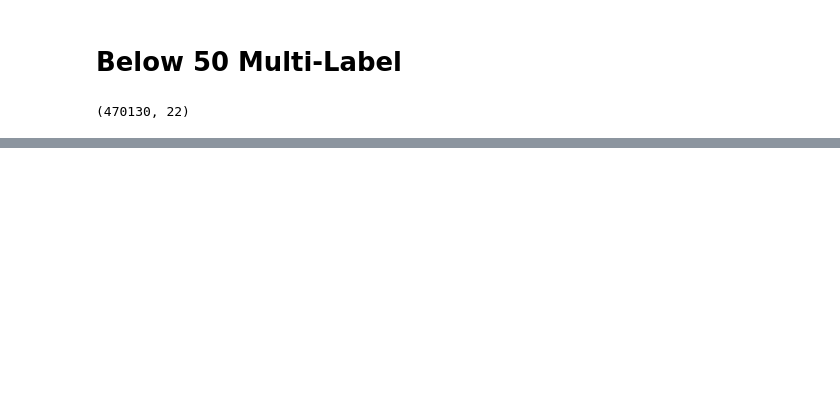
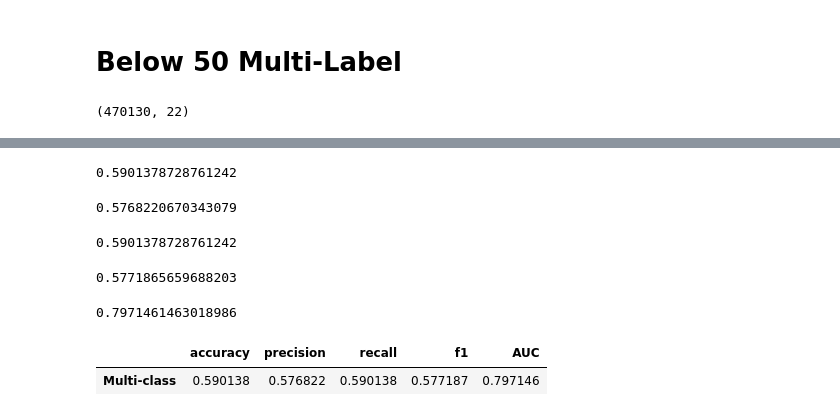
Before and after one commit to knlwgl/ds4400-proj-dpk, a Jupyter notebook: project-nn.ipynb, the cells around one changed output, grey strips where cells are left out. Cells and saved outputs as stored; diff of their text form; code cells hidden in the pictures; blank space fills up the shorter version.

Commit message:
Added multi-class ff-nn

```diff
--- a/project-nn.ipynb
+++ b/project-nn.ipynb
@@ -456,0 +642,32 @@ df.head()
+# %%
+ml_acc = accuracy_score(y_test, preds)
+ml_acc
+# %% [output]
+0.5901378728761242
+# %%
+precision = precision_score(y_test, preds, average='weighted')
+precision
+# %% [output]
+0.5768220670343079
+# %%
+recall = recall_score(y_test, preds, average='weighted')
+recall
+# %% [output]
+0.5901378728761242
+# %%
+f1 = f1_score(y_test, preds, average='weighted')
+f1
+# %% [output]
+0.5771865659688203
+# %%
+roc_auc = roc_auc_score(y_test, probs)
+roc_auc
+# %% [output]
+0.7971461463018986
+# %%
+pd.DataFrame([[ml_acc, precision, recall, f1, roc_auc]],
+             index=['Multi-class'],
+              columns=['accuracy', 'precision', 'recall', 'f1', 'AUC'])
+# %% [output]
+|  | accuracy | precision | recall | f1 | AUC |
+| Multi-class | 0.590138 | 0.576822 | 0.590138 | 0.577187 | 0.797146 |
```
Also changed, not shown: parts of 72 cells of this notebook.
